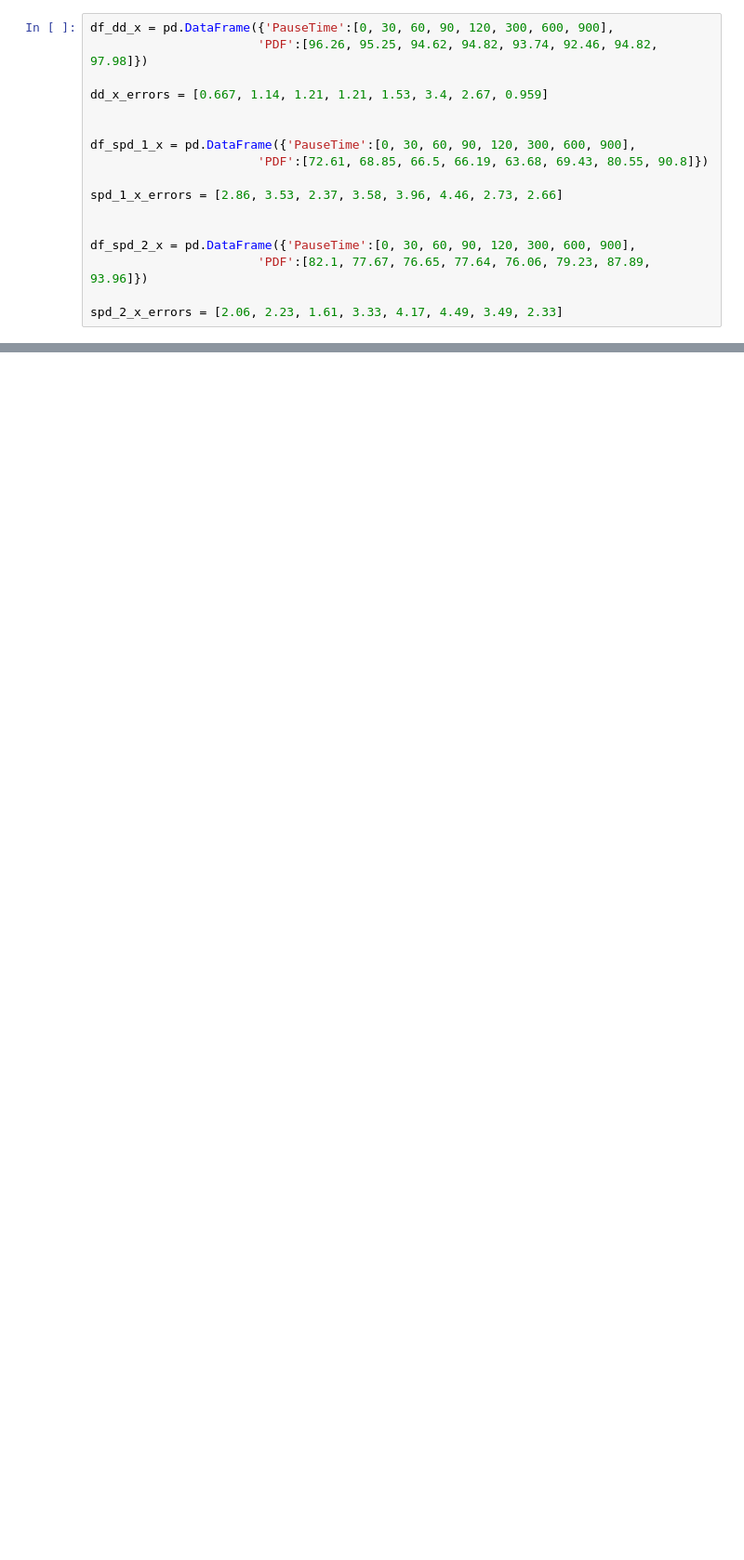
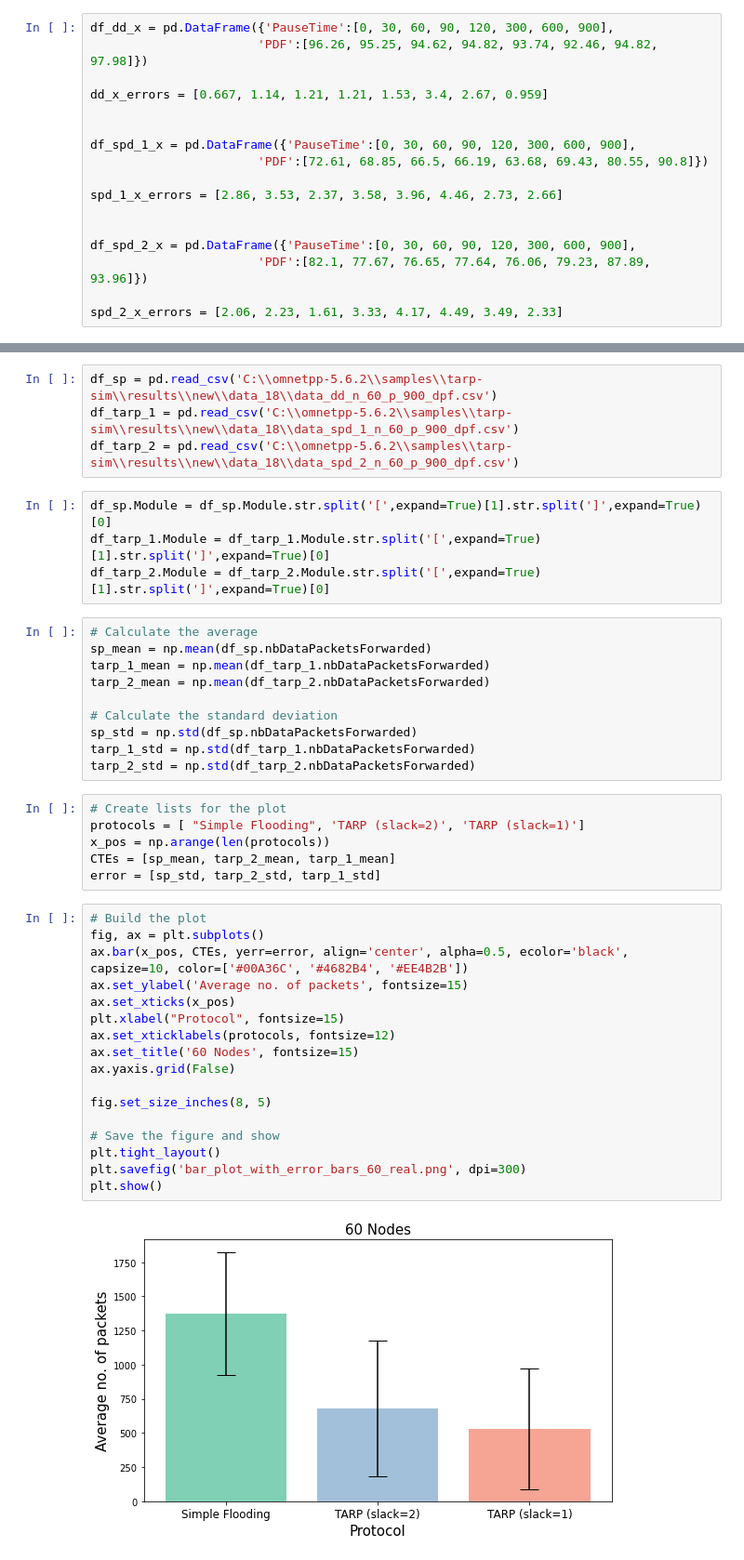
Before and after one commit to kavindaperera/controlled-flooding-simulation, a Jupyter notebook: notebooks/New Final Simulations - 60 Nodes - Realistic .ipynb, the cells around one changed output, grey strips where cells are left out. Shown: that part at 93% size. Drawn from its saved outputs; the diff is of its cells as text; blank space fills up the shorter version.

```diff
--- a/notebooks/New Final Simulations - 60 Nodes - Realistic .ipynb
+++ b/notebooks/New Final Simulations - 60 Nodes - Realistic .ipynb
@@ -134,0 +137,43 @@ plt.savefig('final-simulation-pdf-60-new-realistic.png', dpi=300)
+# %%
+df_sp = pd.read_csv('C:\\omnetpp-5.6.2\\samples\\tarp-sim\\results\\new\\data_18\\data_dd_n_60_p_900_dpf.csv')
+df_tarp_1 = pd.read_csv('C:\\omnetpp-5.6.2\\samples\\tarp-sim\\results\\new\\data_18\\data_spd_1_n_60_p_900_dpf.csv')
+df_tarp_2 = pd.read_csv('C:\\omnetpp-5.6.2\\samples\\tarp-sim\\results\\new\\data_18\\data_spd_2_n_60_p_900_dpf.csv')
+# %%
+df_sp.Module = df_sp.Module.str.split('[',expand=True)[1].str.split(']',expand=True)[0]
+df_tarp_1.Module = df_tarp_1.Module.str.split('[',expand=True)[1].str.split(']',expand=True)[0]
+df_tarp_2.Module = df_tarp_2.Module.str.split('[',expand=True)[1].str.split(']',expand=True)[0]
+# %%
+# Calculate the average
+sp_mean = np.mean(df_sp.nbDataPacketsForwarded)
+tarp_1_mean = np.mean(df_tarp_1.nbDataPacketsForwarded)
+tarp_2_mean = np.mean(df_tarp_2.nbDataPacketsForwarded)
+
+# Calculate the standard deviation
+sp_std = np.std(df_sp.nbDataPacketsForwarded)
+tarp_1_std = np.std(df_tarp_1.nbDataPacketsForwarded)
+tarp_2_std = np.std(df_tarp_2.nbDataPacketsForwarded)
+# %%
+# Create lists for the plot
+protocols = [ "Simple Flooding", 'TARP (slack=2)', 'TARP (slack=1)']
+x_pos = np.arange(len(protocols))
+CTEs = [sp_mean, tarp_2_mean, tarp_1_mean]
+error = [sp_std, tarp_2_std, tarp_1_std]
+# %%
+# Build the plot
+fig, ax = plt.subplots()
+ax.bar(x_pos, CTEs, yerr=error, align='center', alpha=0.5, ecolor='black', capsize=10, color=['#00A36C', '#4682B4', '#EE4B2B'])
+ax.set_ylabel('Average no. of packets', fontsize=15)
+ax.set_xticks(x_pos)
+plt.xlabel("Protocol", fontsize=15)
+ax.set_xticklabels(protocols, fontsize=12)
+ax.set_title('60 Nodes', fontsize=15)
+ax.yaxis.grid(False)
+
+fig.set_size_inches(8, 5)
+
+# Save the figure and show
+plt.tight_layout()
+plt.savefig('bar_plot_with_error_bars_60_real.png', dpi=300)
+plt.show()
+# %% [output]
+[figure, added]
```
Also changed, not shown: parts of 18 cells of this notebook, 3 other files.
